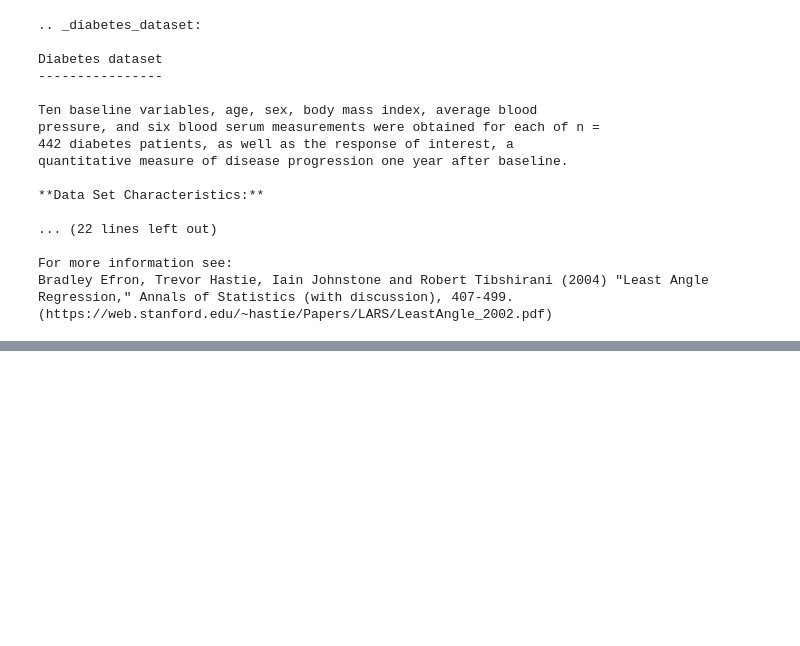
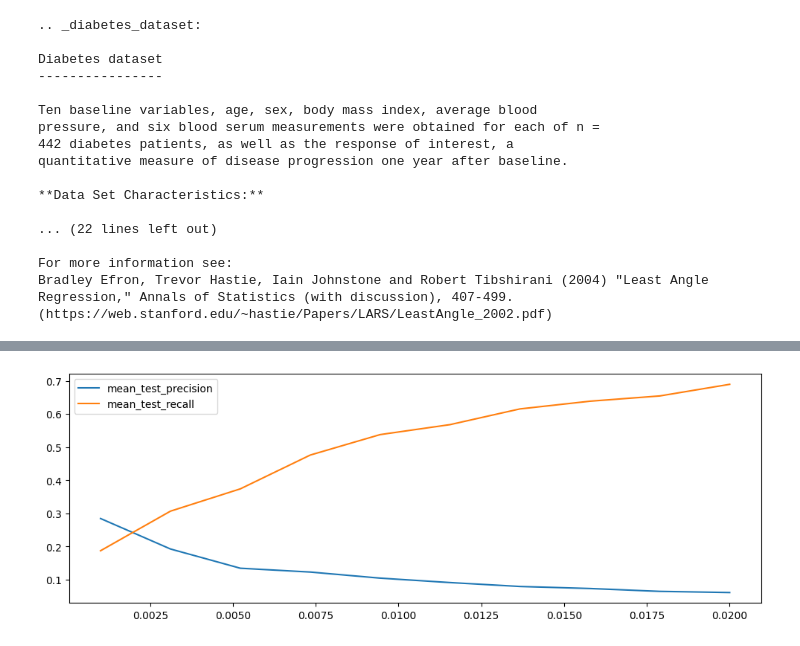
Before and after one commit to riteshbchauhan/ai-ml-dl-practice, a Jupyter notebook: SciKit_Learn_for_Machine_Learning.ipynb, the cells around one changed output, grey strips where cells are left out. Saved outputs shown, nothing was run; the diff lists cells and outputs as text; code cells hidden in the pictures; blank space fills up the shorter version.

```diff
--- a/SciKit_Learn_for_Machine_Learning.ipynb
+++ b/SciKit_Learn_for_Machine_Learning.ipynb
@@ -136,0 +240,3 @@ Bradley Efron, Trevor Hastie, Iain Johnstone and Robert Tibshirani (2004) "Least
+# %%
+ccf = pd.read_csv('/kaggle/input/creditcardfraud/creditcard.csv')
+ccf.head()
@@ -136,0 +296,5 @@ Bradley Efron, Trevor Hastie, Iain Johnstone and Robert Tibshirani (2004) "Least
+# %%
+x = ccf.drop(columns = ['Time', 'Amount', 'Class']).values
+y = ccf['Class'].values
+
+f"Shapes of X: {x.shape} and Y: {y.shape}, #Fraud Cases = {y.sum()}"
@@ -136,0 +303,5 @@ Bradley Efron, Trevor Hastie, Iain Johnstone and Robert Tibshirani (2004) "Least
+# %%
+from sklearn.linear_model import LogisticRegression
+
+model = LogisticRegression(class_weight={0:1, 1:2})
+model.fit(x,y).predict(x).sum()
@@ -136,0 +310,6 @@ Bradley Efron, Trevor Hastie, Iain Johnstone and Robert Tibshirani (2004) "Least
+# %%
+from collections import Counter
+from sklearn.ensemble import IsolationForest
+
+model = IsolationForest().fit(x)
+Counter(model.predict(x))
@@ -136,0 +398,16 @@ Bradley Efron, Trevor Hastie, Iain Johnstone and Robert Tibshirani (2004) "Least
+# %%
+plt.figure(figsize=(12, 4))
+
+df2 = pd.DataFrame(grid.cv_results_)
+
+# for score in ['mean_test_min_both', 'mean_test_precision', 'mean_test_recall']:
+#     plt.plot([_[1] for _ in df['param_class_weight']], df[score], label=score)
+#     plt.legend()
+
+for score in ['mean_test_precision', 'mean_test_recall']:
+    plt.plot(df2['param_contamination'],
+             df2[score],
+             label=score)
+    plt.legend()
+# %% [output]
+[figure, added]
```
Also changed, not shown: parts of 26 cells of this notebook.
